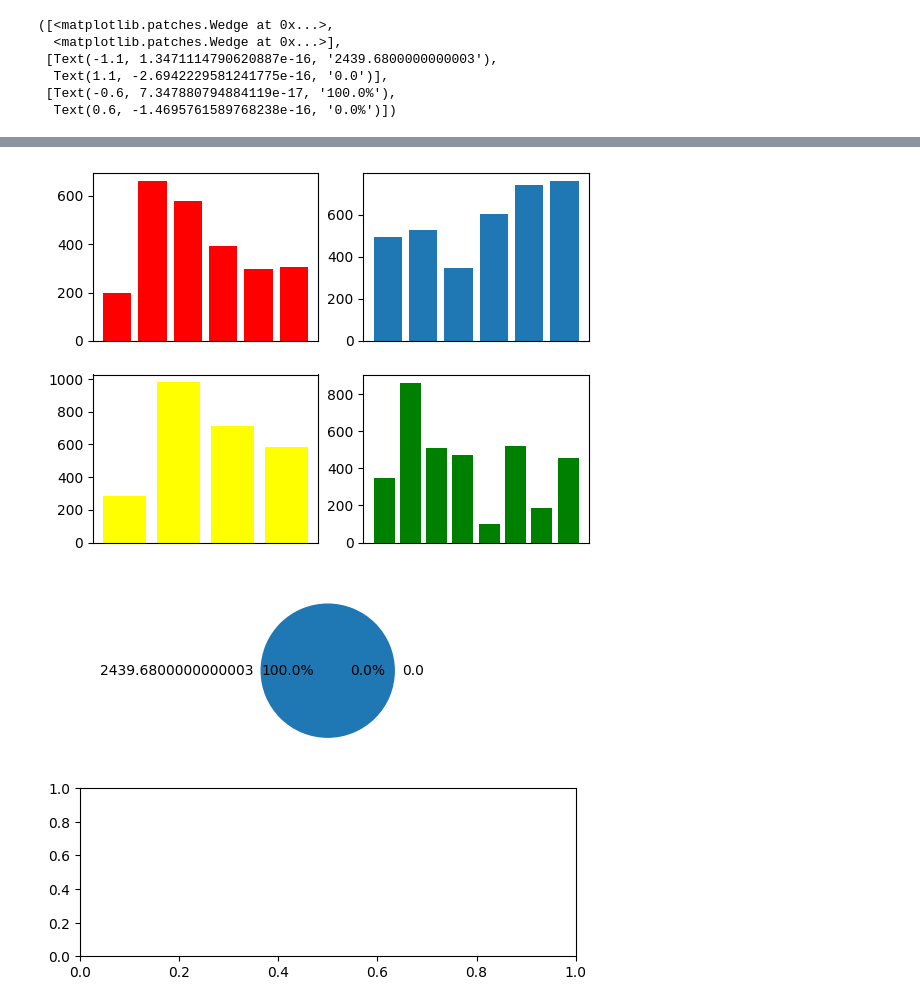
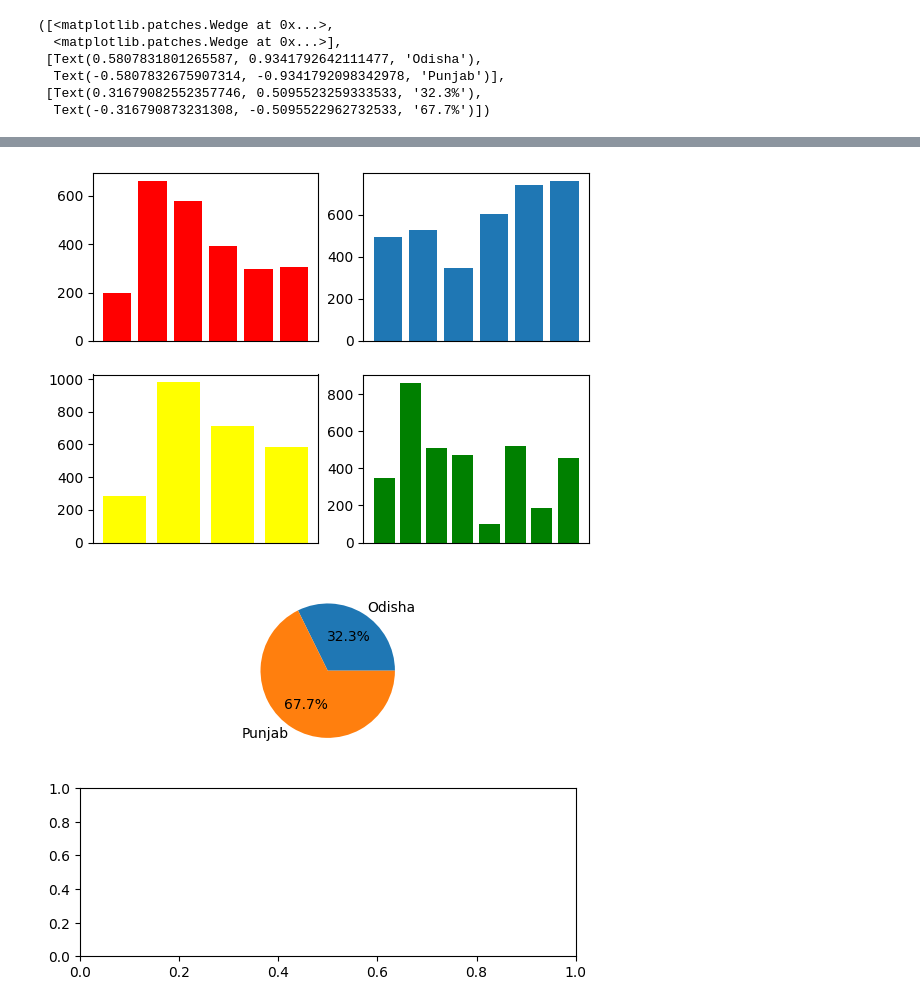
Before and after one commit to Skimran128/CASE143, a Jupyter notebook: matplotlibcase.ipynb, the cells around one changed output, grey strips where cells are left out. Cells and saved outputs as stored; diff of their text form; code cells hidden in the pictures.

```diff
--- a/matplotlibcase.ipynb
+++ b/matplotlibcase.ipynb
@@ -25,40 +25,40 @@ diag[1,1].plot(d['Date'],d['Consumption'],color="green")
 fig,diag=plt.subplots(2,2)
 for ax in fig.axes:
     ax.get_xaxis().set_visible(False)
 diag[0,0].bar(a['Date'],a['Consumption'],color="red")
 diag[0,1].bar(b['Date'],b['Consumption'])
 diag[1,0].bar(c['Date'],c['Consumption'],color="yellow")
 diag[1,1].bar(d['Date'],d['Consumption'],color="green")
 #pie
 s1='Odisha'
 s2='Punjab'
-s=(s1,s2)
-a=immu[immu['State']=='Andhra']['Consumption'].sum()
-b=immu[immu['State']=='Sikkim ']['Consumption'].sum()
-s=(a,b)
+s=[s1,s2]
+a=immu[immu['State']==s1]['Consumption'].sum()
+b=immu[immu['State']==s2]['Consumption'].sum()
+s8=[a,b]
 fig,diag=plt.subplots(2)
-diag[0].pie(s,labels=s,autopct='%1.1f%%')
+diag[0].pie(s8,labels=s,autopct='%1.1f%%')
 # %% [output]
           Date        State  Consumption
 0   01-01-2024    Tamilnadu       347.25
 1   02-01-2024      Manipur       605.12
 2   03-01-2024    Telengana       444.63
 3   04-01-2024  Pondicherry       974.54
 4   05-01-2024    Tamilnadu       864.02
 ..         ...          ...          ...
 95  05-04-2024       Kerala       587.30
 96  06-04-2024           UP       726.21
 97  07-04-2024       Andhra       305.70
 98  08-04-2024       Sikkim       257.46
 99  09-04-2024  Pondicherry       983.95
 
 [100 rows x 3 columns]
 ([<matplotlib.patches.Wedge at 0x...>,
   <matplotlib.patches.Wedge at 0x...>],
- [Text(-1.1, 1.3471114790620887e-16, '2439.6800000000003'),
-  Text(1.1, -2.6942229581241775e-16, '0.0')],
- [Text(-0.6, 7.347880794884119e-17, '100.0%'),
-  Text(0.6, -1.4695761589768238e-16, '0.0%')])
+ [Text(0.5807831801265587, 0.9341792642111477, 'Odisha'),
+  Text(-0.5807832675907314, -0.9341792098342978, 'Punjab')],
+ [Text(0.31679082552357746, 0.5095523259333533, '32.3%'),
+  Text(-0.316790873231308, -0.5095522962732533, '67.7%')])
 [figure]
 [figure]
-[figure, old version]
+[figure, new version]
```
